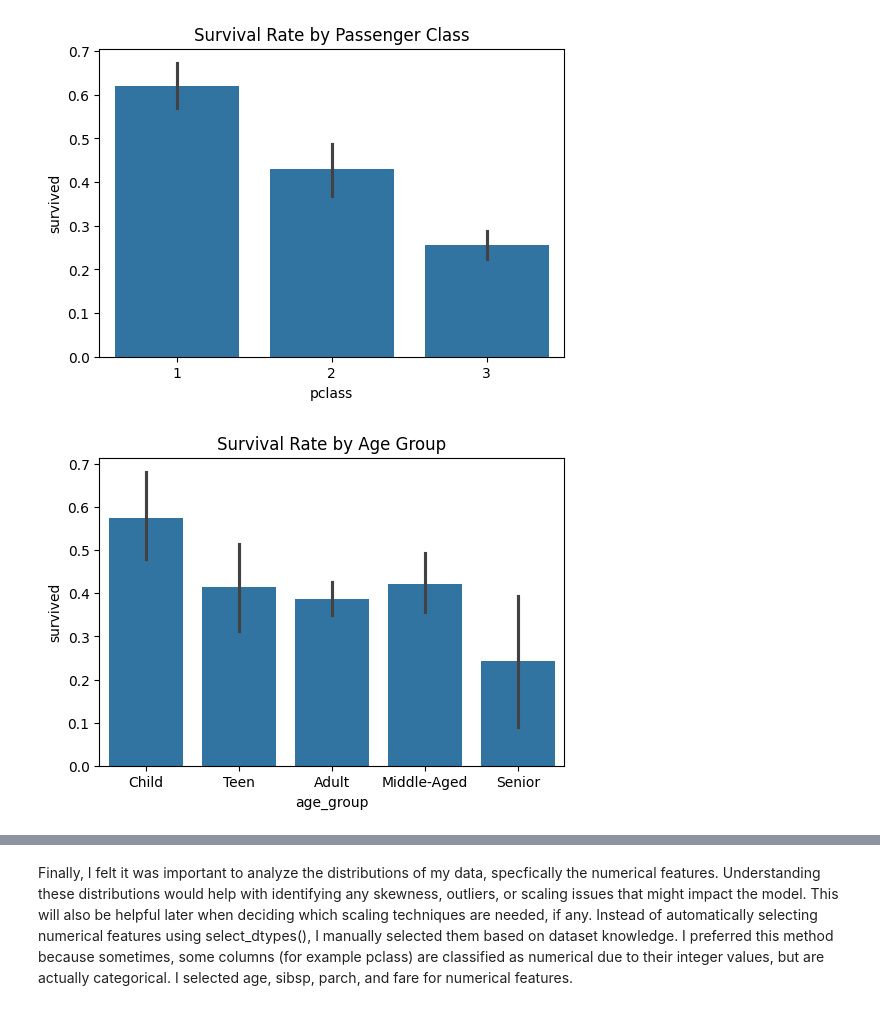
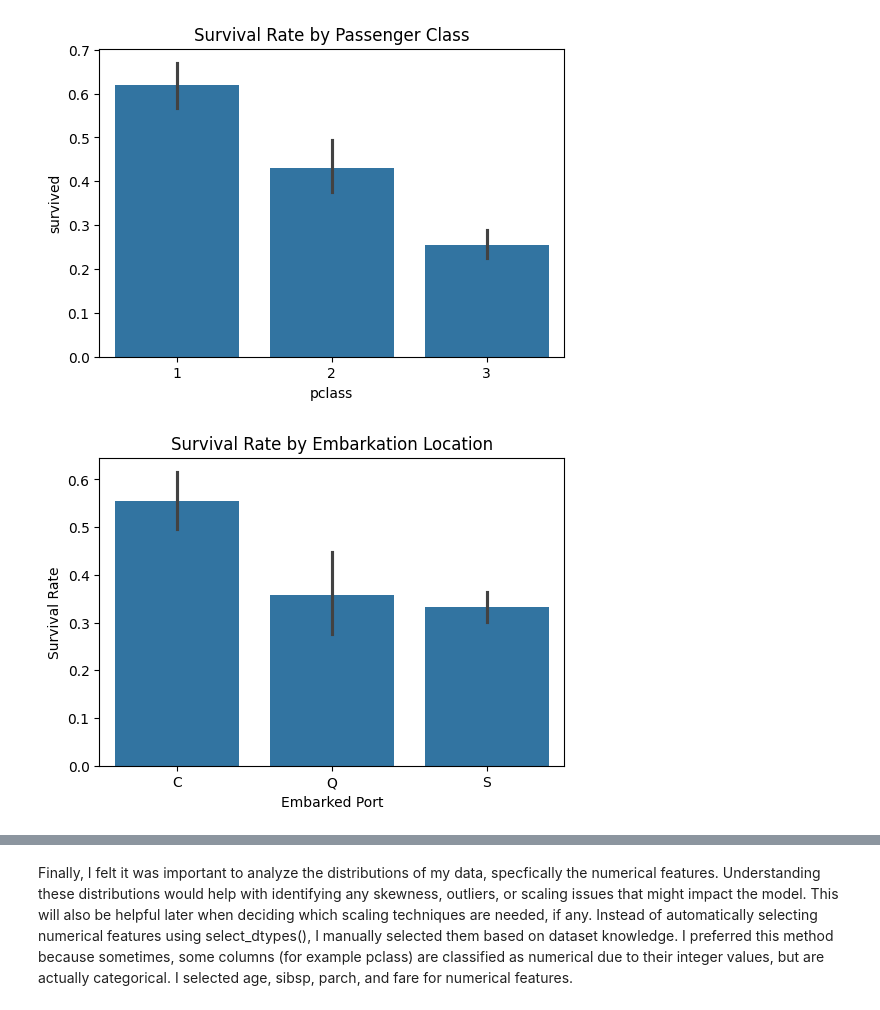
Before and after one commit to hibbakamas/ML-fundamentals-2025, a Jupyter notebook: assignment_1_Hibba_Kamas.ipynb, the cells around one changed output, grey strips where cells are left out. Cells and saved outputs as stored; diff of their text form; code cells hidden in the pictures.

```diff
--- a/assignment_1_Hibba_Kamas.ipynb
+++ b/assignment_1_Hibba_Kamas.ipynb
@@ -192,13 +185,12 @@ plt.show()
 # %% [output]
 [figure]
 # %%
-# age groups
-df["age_group"] = pd.cut(df["age"], bins=[0, 12, 18, 40, 60, 100], labels=["Child", "Teen", "Adult", "Middle-Aged", "Senior"])
-
-# survival rate by age group
-plt.figure(figsize=(6,4))
-sns.barplot(x="age_group", y=df["survived"], data=df, order=["Child", "Teen", "Adult", "Middle-Aged", "Senior"])
-plt.title("Survival Rate by Age Group")
+# survival rate by embarked location
+plt.figure(figsize=(6, 4))
+sns.barplot(x="embarked", y=df["survived"], data=df, order=["C", "Q", "S"])
+plt.title("Survival Rate by Embarkation Location")
+plt.ylabel("Survival Rate")
+plt.xlabel("Embarked Port")
 plt.show()
 # %% [output]
-[figure, old version]
+[figure, new version]
```
Also changed, not shown: parts of 31 cells of this notebook.
